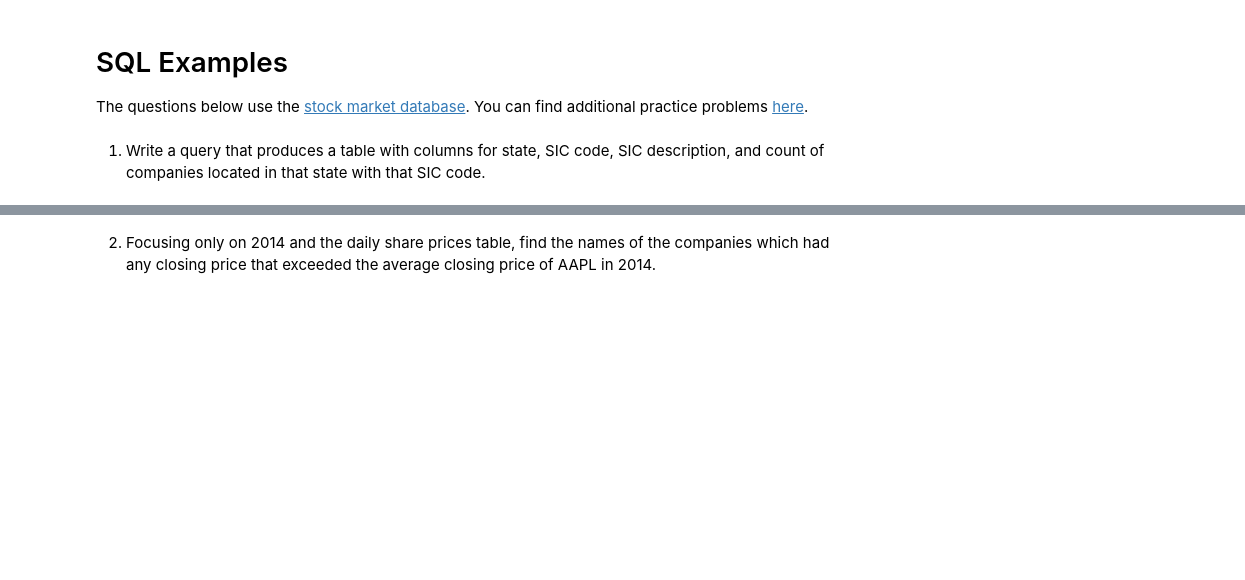
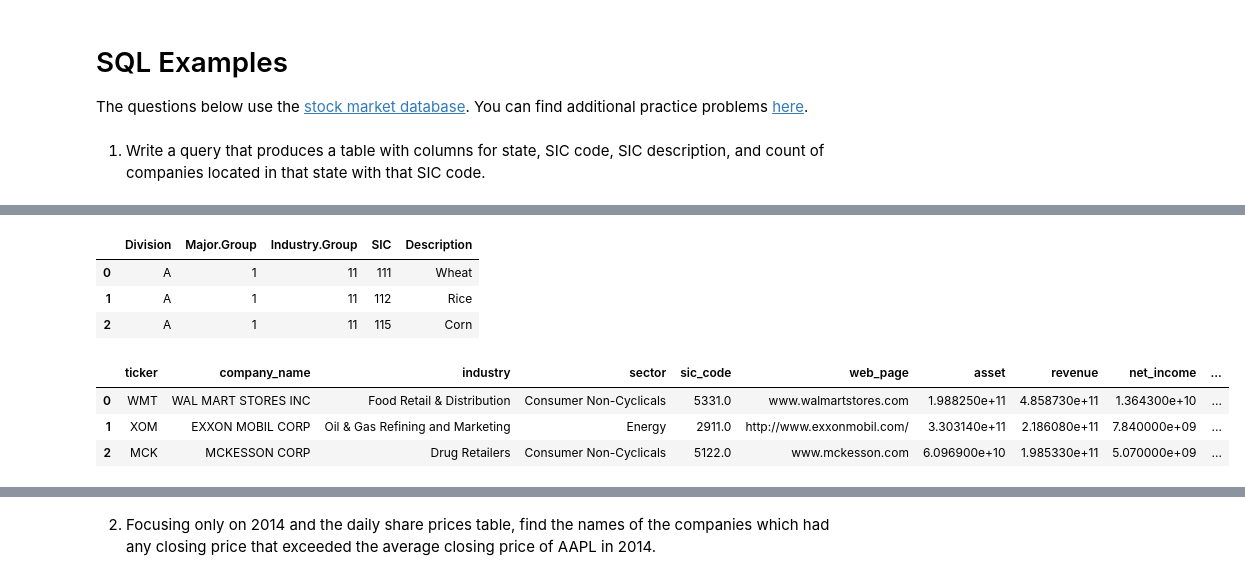
Before and after one commit to 2019-winter-ucdavis-sta141b/notes, a Jupyter notebook: lecture/02.28/notes.ipynb, the cells around one changed output, grey strips where cells are left out. Saved outputs shown, nothing was run; the diff lists cells and outputs as text; code cells hidden in the pictures; blank space fills up the shorter version.

```diff
--- a/lecture/02.28/notes.ipynb
+++ b/lecture/02.28/notes.ipynb
@@ -65,0 +88,14 @@ db = sql.connect("../data/stocks.sqlite")
+# %%
+pd.read_sql("SELECT * FROM sic LIMIT 3", db)
+# %% [output]
+|  | Division | Major.Group | Industry.Group | SIC | Description |
+| 0 | A | 1 | 11 | 111 | Wheat |
+| 1 | A | 1 | 11 | 112 | Rice |
+| 2 | A | 1 | 11 | 115 | Corn |
+# %%
+pd.read_sql("SELECT * FROM company_info LIMIT 3", db)
+# %% [output]
+|  | ticker | company_name | industry | sector | sic_code | web_page | asset | revenue | net_income | ... |
+| 0 | WMT | WAL MART STORES INC | Food Retail & Distribution | Consumer Non-Cyclicals | 5331.0 | www.walmartstores.com | 1.988250e+11 | 4.858730e+11 | 1.364300e+10 | ... |
+| 1 | XOM | EXXON MOBIL CORP | Oil & Gas Refining and Marketing | Energy | 2911.0 | http://www.exxonmobil.com/ | 3.303140e+11 | 2.186080e+11 | 7.840000e+09 | ... |
+| 2 | MCK | MCKESSON CORP | Drug Retailers | Consumer Non-Cyclicals | 5122.0 | www.mckesson.com | 6.096900e+10 | 1.985330e+11 | 5.070000e+09 | ... |
```
Also changed, not shown: parts of 3 cells of this notebook.
